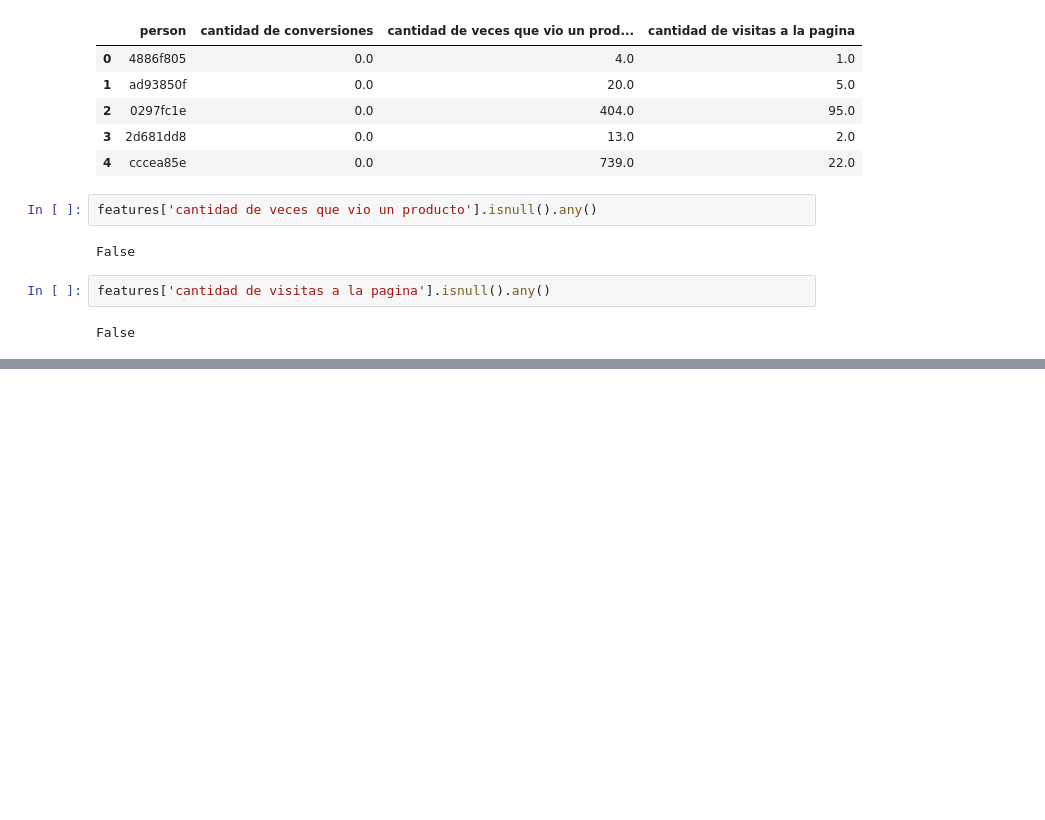
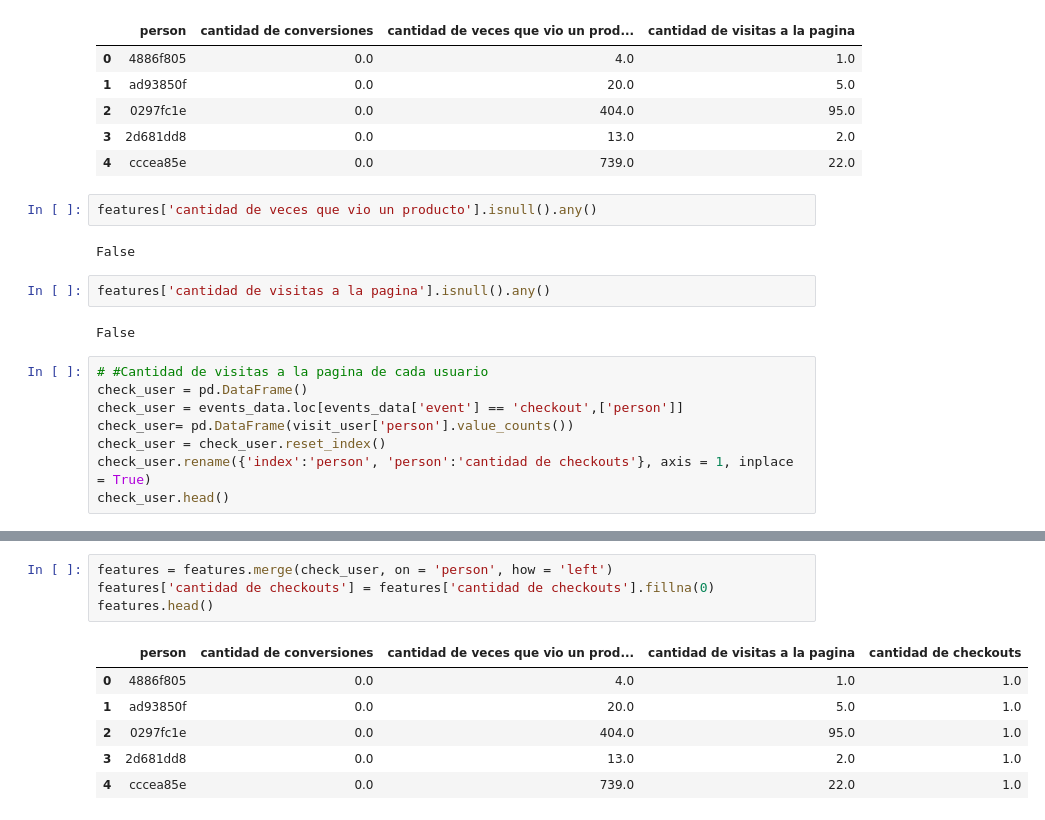
Before and after one commit to Blaz77/DatosReloaded, a Jupyter notebook: TP2/resolucion2.ipynb, the cells around one changed output, grey strips where cells are left out. Drawn from its saved outputs; the diff is of its cells as text; blank space fills up the shorter version.

Commit message:
agrego feature de cantidad de checkouts

```diff
--- a/TP2/resolucion2.ipynb
+++ b/TP2/resolucion2.ipynb
@@ -184,3 +184,11 @@ False
 features['cantidad de visitas a la pagina'].isnull().any()
 # %% [output]
 False
+# %%
+# #Cantidad de visitas a la pagina de cada usuario
+check_user = pd.DataFrame()
+check_user = events_data.loc[events_data['event'] == 'checkout',['person']]
+check_user= pd.DataFrame(visit_user['person'].value_counts())
+check_user = check_user.reset_index()
+check_user.rename({'index':'person', 'person':'cantidad de checkouts'}, axis = 1, inplace = True)
+check_user.head()
@@ -186,0 +202,11 @@ False
+# %%
+features = features.merge(check_user, on = 'person', how = 'left')
+features['cantidad de checkouts'] = features['cantidad de checkouts'].fillna(0)
+features.head()
+# %% [output]
+|  | person | cantidad de conversiones | cantidad de veces que vio un prod... | cantidad de visitas a la pagina | cantidad de checkouts |
+| 0 | 4886f805 | 0.0 | 4.0 | 1.0 | 1.0 |
+| 1 | ad93850f | 0.0 | 20.0 | 5.0 | 1.0 |
+| 2 | 0297fc1e | 0.0 | 404.0 | 95.0 | 1.0 |
+| 3 | 2d681dd8 | 0.0 | 13.0 | 2.0 | 1.0 |
+| 4 | cccea85e | 0.0 | 739.0 | 22.0 | 1.0 |
```
Also changed, not shown: parts of 1 cell of this notebook.
